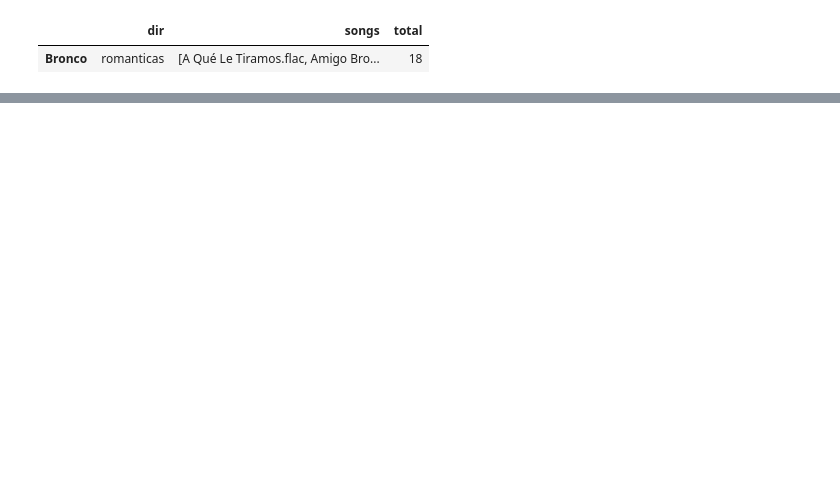
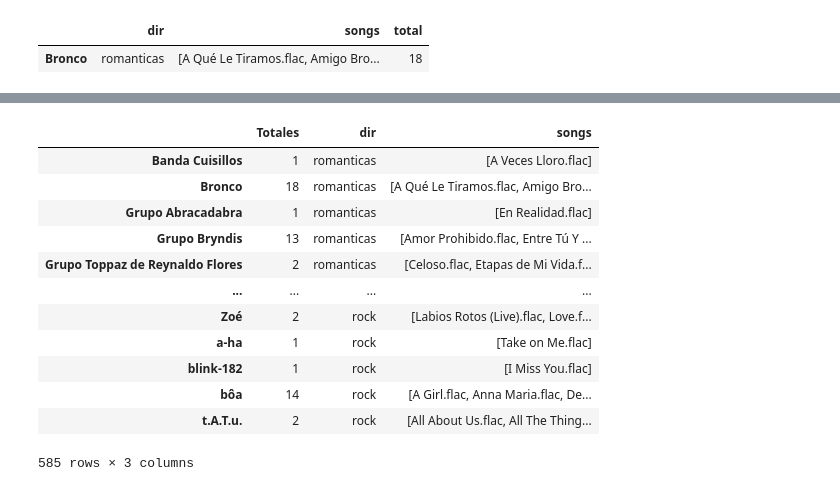
Before and after one commit to taquero-programador/Data-Analysis, a Jupyter notebook: Python for Data Analysis/Test.ipynb, the cells around one changed output, grey strips where cells are left out. Cells and saved outputs as stored; diff of their text form; code cells hidden in the pictures; blank space fills up the shorter version.

```diff
--- a/Python for Data Analysis/Test.ipynb
+++ b/Python for Data Analysis/Test.ipynb
@@ -210,3 +210,19 @@ total
 36       1
 104      1
 dtype: int64
+# %%
+df.rename(columns={"total": "Totales"})
+# %% [output]
+|  | Totales | dir | songs |
+| Banda Cuisillos | 1 | romanticas | [A Veces Lloro.flac] |
+| Bronco | 18 | romanticas | [A Qué Le Tiramos.flac, Amigo Bro... |
+| Grupo Abracadabra | 1 | romanticas | [En Realidad.flac] |
+| Grupo Bryndis | 13 | romanticas | [Amor Prohibido.flac, Entre Tú Y ... |
+| Grupo Toppaz de Reynaldo Flores | 2 | romanticas | [Celoso.flac, Etapas de Mi Vida.f... |
+| ... | ... | ... | ... |
+| Zoé | 2 | rock | [Labios Rotos (Live).flac, Love.f... |
+| a-ha | 1 | rock | [Take on Me.flac] |
+| blink-182 | 1 | rock | [I Miss You.flac] |
+| bôa | 14 | rock | [A Girl.flac, Anna Maria.flac, De... |
+| t.A.T.u. | 2 | rock | [All About Us.flac, All The Thing... |
+585 rows × 3 columns
```
Also changed, not shown: parts of 9 cells of this notebook, 1 other file.
